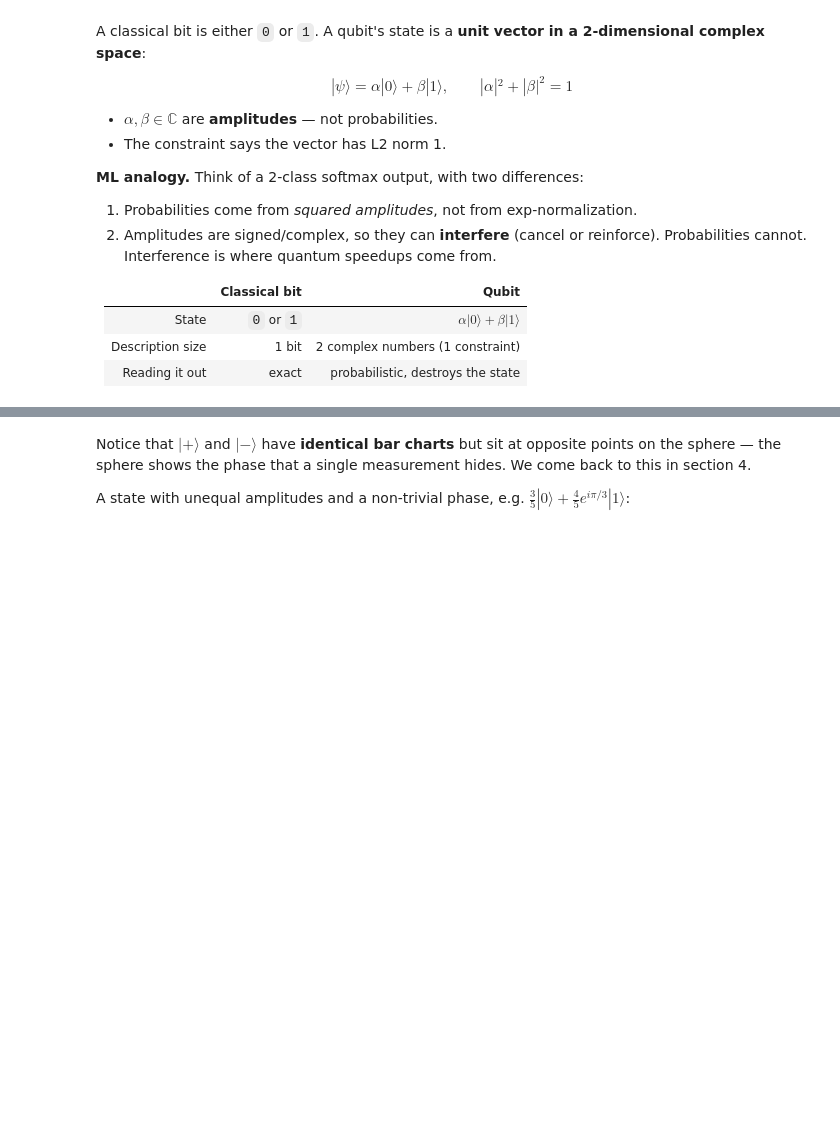
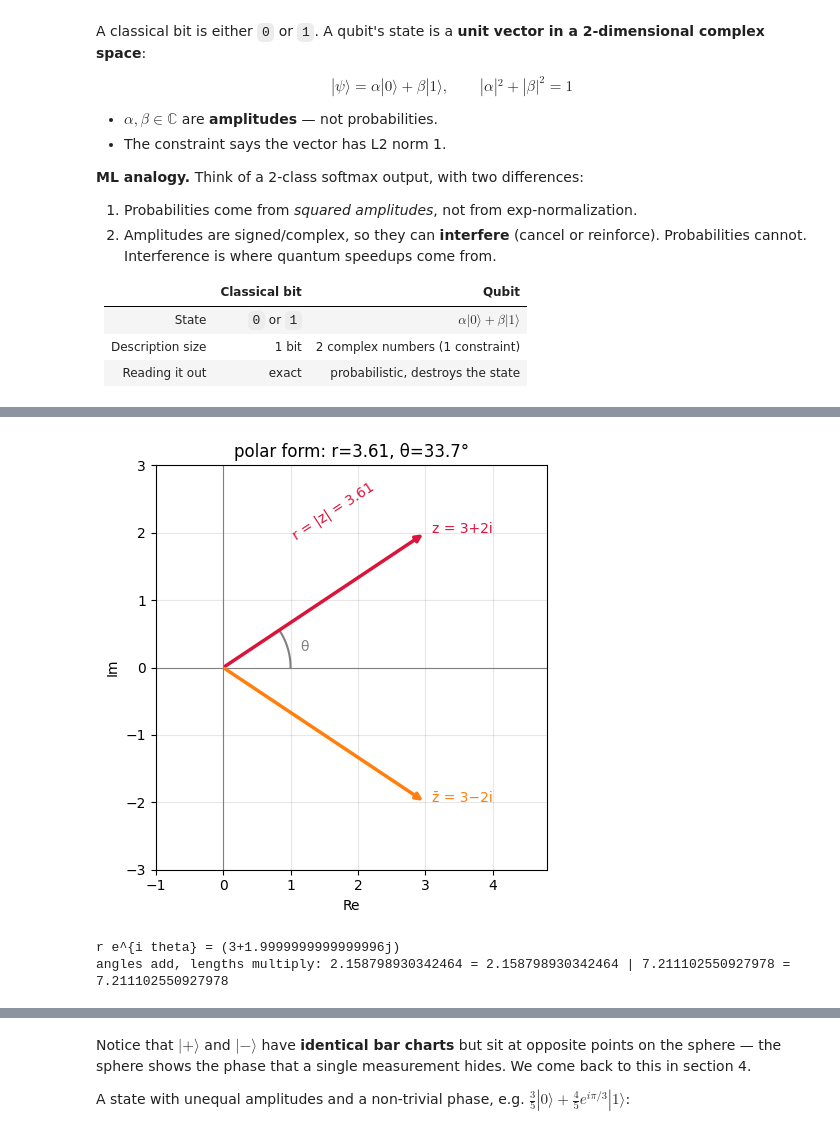
Before and after one commit to imaxfp/qml, a Jupyter notebook: notebooks/2_qubits_and_measurement.ipynb, the cells around one changed output, grey strips where cells are left out. Drawn from its saved outputs; the diff is of its cells as text; code cells hidden in the pictures; blank space fills up the shorter version.

```diff
--- a/notebooks/week1_qubits_and_measurement.ipynb
+++ b/notebooks/2_qubits_and_measurement.ipynb
@@ -47,0 +67,21 @@ $$|\psi\rangle = \alpha|0\rangle + \beta|1\rangle, \qquad |\alpha|^2 + |\beta|^2
+# %%
+z = 3 + 2j
+r, th = abs(z), np.angle(z)
+
+fig, ax = plt.subplots(figsize=(5.8, 5))
+ax.axhline(0, color="gray", lw=0.8); ax.axvline(0, color="gray", lw=0.8)
+ax.annotate("", xy=(z.real, z.imag), xytext=(0, 0), arrowprops=dict(arrowstyle="-|>", color="crimson", lw=2.5))
+ax.annotate("", xy=(z.real, -z.imag), xytext=(0, 0), arrowprops=dict(arrowstyle="-|>", color="tab:orange", lw=2.5))
+a = np.linspace(0, th, 40); ax.plot(1.0 * np.cos(a), 1.0 * np.sin(a), color="gray")
+ax.text(1.15, 0.25, "θ", color="gray"); ax.text(1.0, 1.9, f"r = |z| = {r:.2f}", color="crimson", rotation=33)
+ax.text(z.real + 0.1, z.imag, "z = 3+2i", color="crimson"); ax.text(z.real + 0.1, -z.imag, "z̄ = 3−2i", color="tab:orange")
+ax.set_xlim(-1, 4.8); ax.set_ylim(-3, 3); ax.set_aspect("equal"); ax.grid(alpha=0.3)
+ax.set_xlabel("Re"); ax.set_ylabel("Im"); ax.set_title(f"polar form: r={r:.2f}, θ={np.degrees(th):.1f}°")
+plt.tight_layout(); plt.show()
+
+print("r e^{i theta} =", r * np.exp(1j * th))
+print("angles add, lengths multiply:", np.angle(z * (1j)), "=", th + np.pi / 2, "|", abs(z * 2j), "=", 2 * r)
+# %% [output]
+[figure, added]
+r e^{i theta} = (3+1.9999999999999996j)
+angles add, lengths multiply: 2.158798930342464 = 2.158798930342464 | 7.211102550927978 = 7.211102550927978
```
Also changed, not shown: parts of 7 cells of this notebook, 11 other files.
